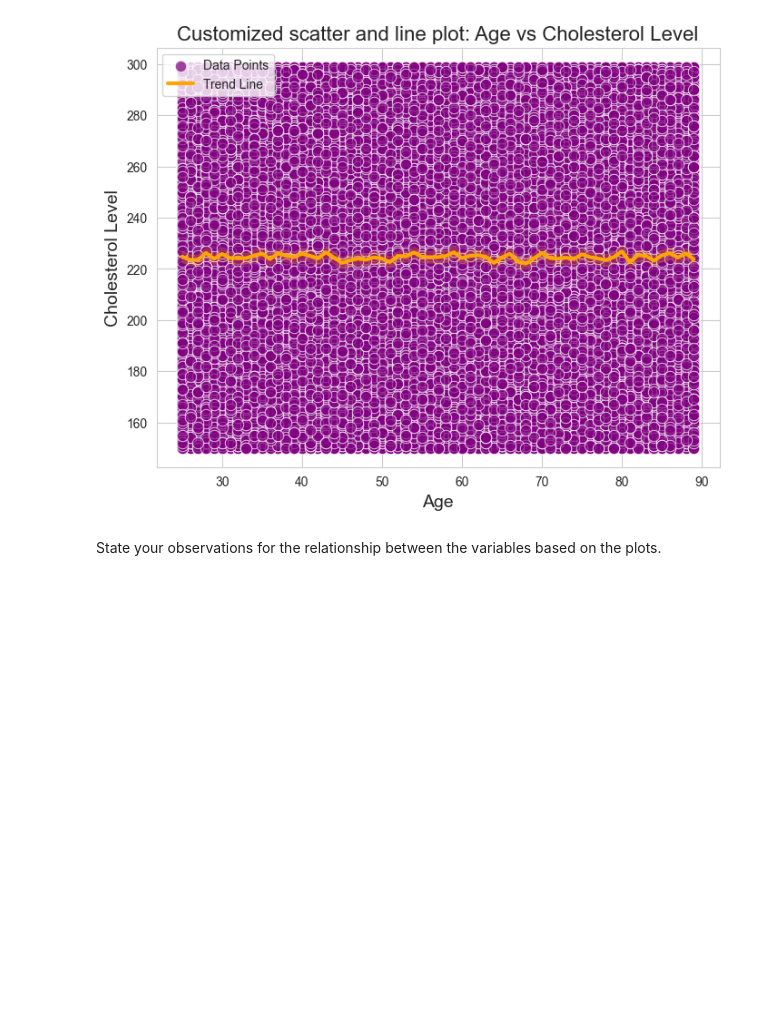
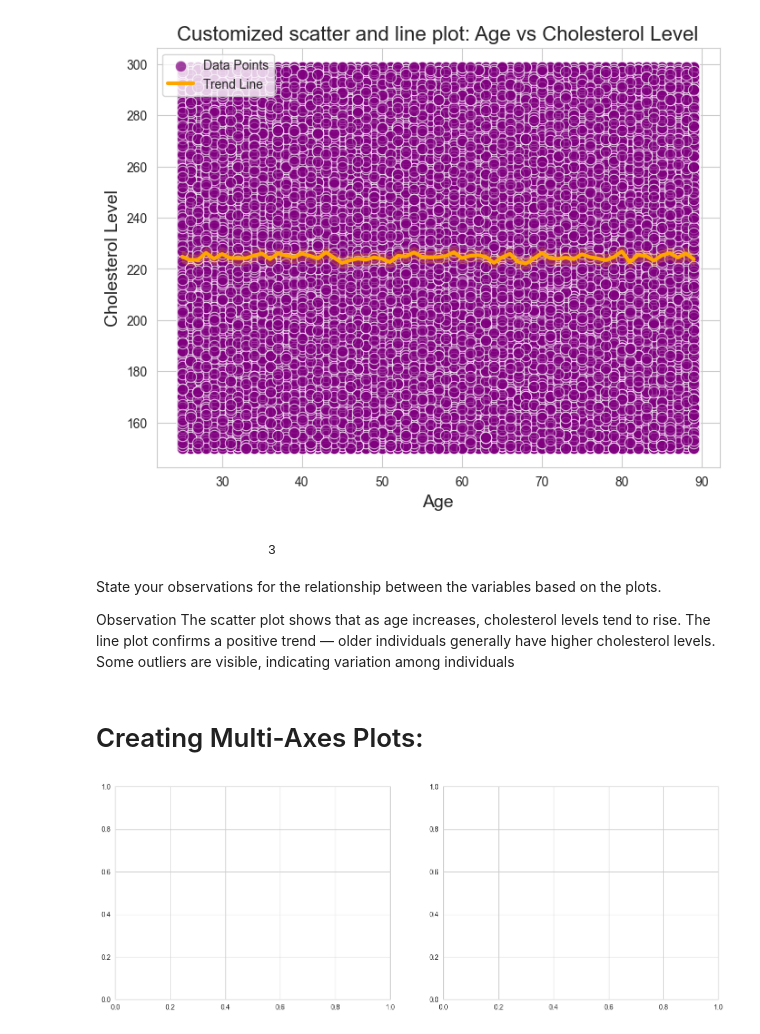
Before and after one commit to Oakdavid/heart_attack_data_analysis, a Jupyter notebook: assignment1.ipynb, the cells around one changed output. Drawn from its saved outputs; the diff is of its cells as text; code cells hidden in the pictures; blank space fills up the shorter version.

```diff
--- a/assignment1.ipynb
+++ b/assignment1.ipynb
@@ -141,4 +141,19 @@ plt.show()
 # %% [output]
 [figure]
 # %% [markdown]
+                        3
+
 State your observations for the relationship between the variables based on the plots.
+
+Observation
+The scatter plot shows that as age increases, cholesterol levels tend to rise.
+The line plot confirms a positive trend — older individuals generally have higher
+cholesterol levels. Some outliers are visible, indicating variation among individuals
+# %% [markdown]
+# Creating Multi-Axes Plots:
+# %%
+# question 1
+fig, ax = plt.subplots(1, 2, figsize=(14, 6))
+plt.tight_layout(pad=5.0)
+# %% [output]
+[figure, added]
```
Also changed, not shown: parts of 5 cells of this notebook.
